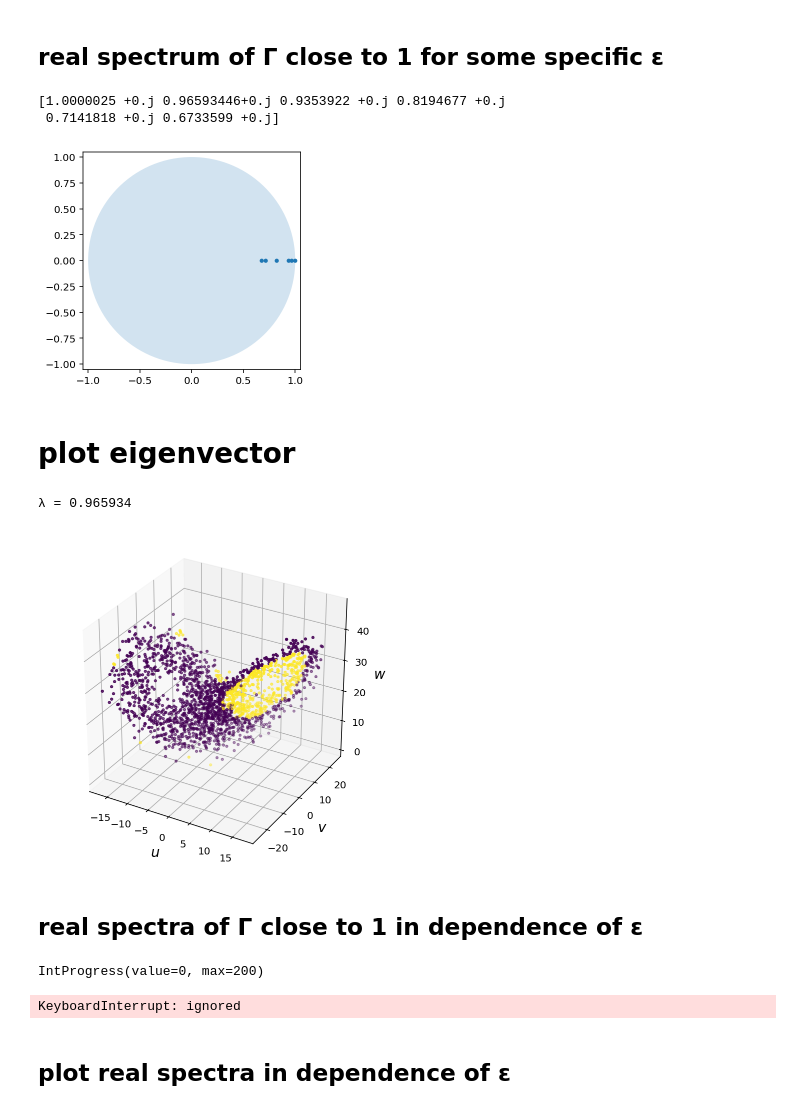
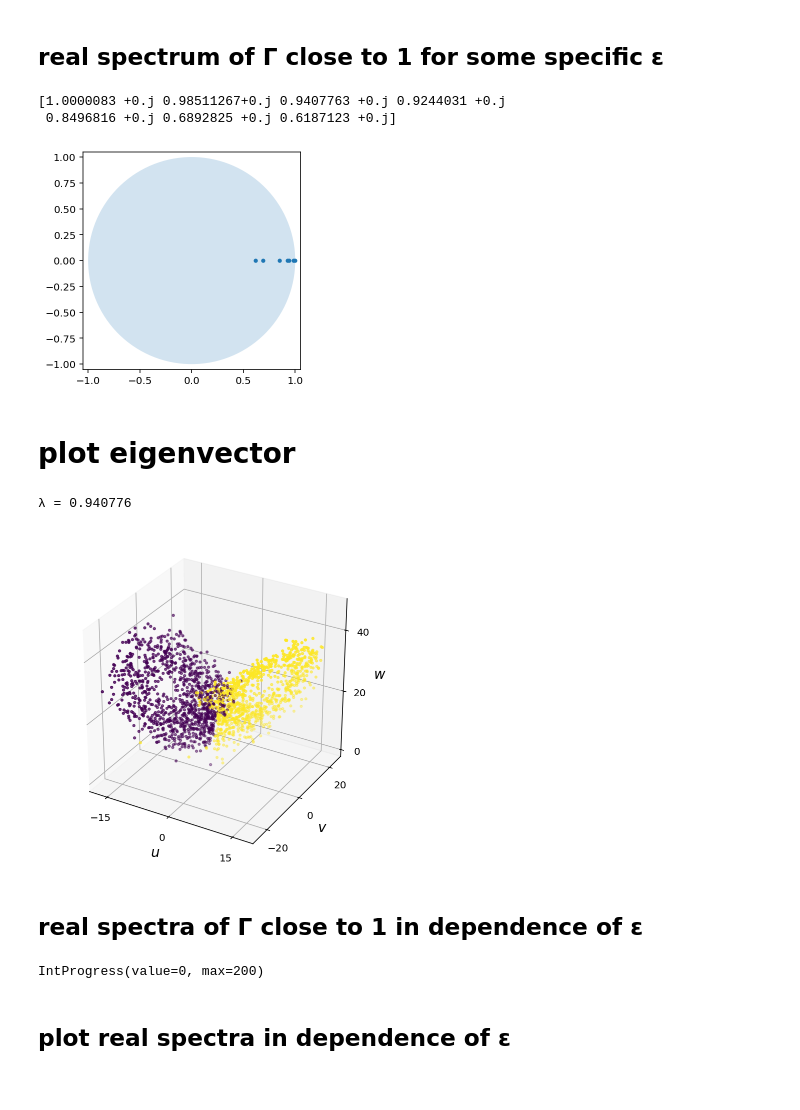
Before and after one commit to gaioguy/EntropicTransferOperators, a Jupyter notebook: Lorenz.ipynb, the cells around one changed output. Cells and saved outputs as stored; diff of their text form; code cells hidden in the pictures.

```diff
--- a/Lorenz.ipynb
+++ b/Lorenz.ipynb
@@ -47,14 +47,14 @@ def v(state, t):
     return [σ*(y-x), x*(ρ-z)-y, x*y-β*z]
 
 n = 2000 # or 4000
-x0, tf = [1.0, 1.0, 1.0], 810.0
+x0, tf = [1.0, 1.0, 1.0], 800.0
 t = np.arange(0.0, tf, 0.1)
 sol = odeint(v, x0, t).astype(np.float32)
 
 l = sol.shape[0]
-δ = int((l-100)/n)
-X = sol[range(100, l-1, δ), :]  # ignore the first 100 points
-Y = sol[range(101, l, δ), :]
+δ = int(l/n)
+X = sol[range(0, l-1, δ), :]  # ignore the first 100 points
+Y = sol[range(1, l, δ), :]
 ax = plt.axes(projection ="3d")
 ax.scatter3D(X[:,0], X[:,1], X[:,2], s=5)
 #plt.savefig('lorenz_attractor.pdf')
@@ -99,31 +93,32 @@ K = np.logical_and(np.isreal(eigdat[0]), eigdat[0] > 0)
 plotSpectrum(λ)
 print(λ)
 # %% [output]
-[1.0000025 +0.j 0.96593446+0.j 0.9353922 +0.j 0.8194677 +0.j
- 0.7141818 +0.j 0.6733599 +0.j]
+[1.0000083 +0.j 0.98511267+0.j 0.9407763 +0.j 0.9244031 +0.j
+ 0.8496816 +0.j 0.6892825 +0.j 0.6187123 +0.j]
-[figure, old version]
+[figure, new version]
 # %% [markdown]
 # plot eigenvector
 # %%
 fig = plt.figure(figsize=(6,6))
 ax = fig.add_subplot(projection='3d')
 eigvecs = eigdat[1]
-k = 1  # which eigenvector to plot
+k = 2  # which eigenvector to plot
 print('λ = ' + '%f' % eigdat[0][K][k].real)
 c = eigvecs[:,k].real
 ax.scatter(X[:,0], X[:,1], X[:,2], s=5, c=np.sign(c))
 
-# ax.xaxis.set_major_locator(plt.MaxNLocator(3))
-# ax.yaxis.set_major_locator(plt.MaxNLocator(3))
-# ax.zaxis.set_major_locator(plt.MaxNLocator(3))
+ax.xaxis.set_major_locator(plt.MaxNLocator(3))
+ax.yaxis.set_major_locator(plt.MaxNLocator(3))
+ax.zaxis.set_major_locator(plt.MaxNLocator(3))
 ax.set_xlabel(r'$u$', fontsize=14)
 ax.set_ylabel(r'$v$', fontsize=14)
 ax.set_zlabel(r'$w$', fontsize=14)
-#plt.savefig(loc+"figures/lorenz-ev3_eps=1_n=4k.pdf")
+filename = 'eigenvector_'+'%d'%k+'_N='+'%d'%xres+'_eps='+'%1.0f'%ε
+plt.savefig(loc + 'figures/lorenz/' + filename +'.pdf')
 plt.show()
 # %% [output]
-λ = 0.965934
+λ = 0.940776
-[figure, old version]
+[figure, new version]
 # %% [markdown]
 ## real spectra of Γ close to 1 in dependence of ε
 # %%
@@ -148,7 +143,6 @@ filename = 'spectra_N='+'%d'%xres+'_eps='+'%1.0f'%ε0+'-to-'+'%1.0f'%ε1
 np.savez(loc + 'dump/lorenz/' + filename, epsilons=εs, eigenvalues=σs)
 # %% [output]
 IntProgress(value=0, max=200)
-KeyboardInterrupt: ignored
 # %% [markdown]
 ## plot real spectra in dependence of ε
 # %%
```
Also changed, not shown: parts of 3 cells of this notebook.
